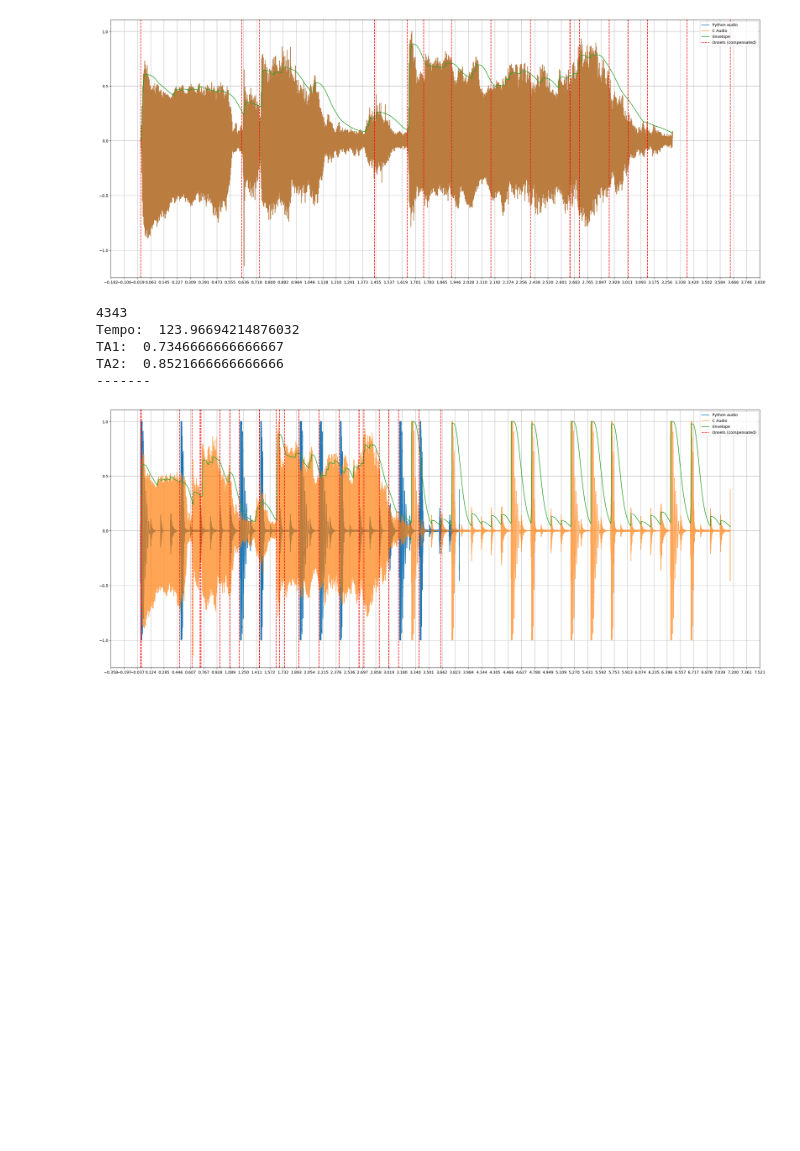
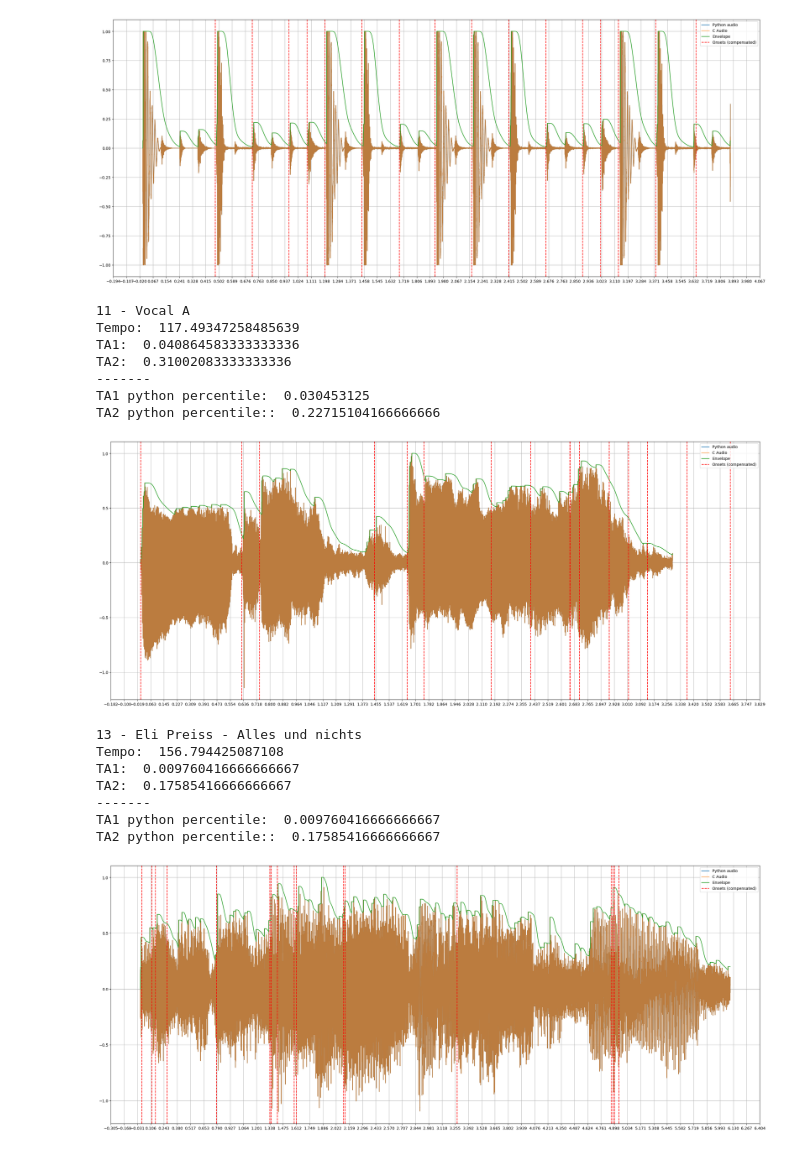
Before and after one commit to jake-is-ESD-protected/AI-TD, a Jupyter notebook: TauNet/AFinC.ipynb, the cells around one changed output. Cells and saved outputs as stored; diff of their text form; code cells hidden in the pictures; blank space fills up the shorter version.

Commit message:
adding peak hold and percentile schemes to improve analytical detection

```diff
--- a/TauNet/AFinC.ipynb
+++ b/TauNet/AFinC.ipynb
@@ -99,17 +106,27 @@ lib.__getEnvBuffer.restype = c_double
 lib.__getOnsetBuffer.argtypes = []
 lib.__getOnsetBuffer.restype = c_double
 
+lib.__getTA1Buffer.argtypes = []
+lib.__getTA1Buffer.restype = c_double
+
+lib.__getTA2Buffer.argtypes = []
+lib.__getTA2Buffer.restype = c_double
+
 lib.__resetIndexDebug.argtypes = []
 lib.__resetIndexDebug.restype = None
 
 
-target_device_audio_buffer = []
-envelope = []
-onsets = []
-lib.initAf()
+for song in audio_data_with_labels:
+    lib.__resetIndexDebug()
 
-for song in audio_data_with_labels:
+    target_device_audio_buffer = []
+    envelope = []
+    onsets = []
+    TA1Buffer = []
+    TA2Buffer = []
+    lib.initAf()
     lib.resetBuffer()
+
     print(song[1])
     for sample in song[0]:
         lib.AFInCAppend(sample)
@@ -121,13 +138,27 @@ for song in audio_data_with_labels:
     print("TA2: ", lib.afGetT2A() / sample_rate)
     print("-------")
 
-    lib.__resetIndexDebug()
     for sample in song[0]:
         target_device_audio_buffer.append(lib.__getAudioBuffer())
         envelope.append(lib.__getEnvBuffer())
 
     for onset in range(MAX_ONSETS):
-        onsets.append(lib.__getOnsetBuffer())
+        currentOnset = lib.__getOnsetBuffer()
+        if(currentOnset == 0):
+            break
+        currentTA1 = lib.__getTA1Buffer() / sample_rate
+        curretnTA2 = lib.__getTA2Buffer() / sample_rate
+        onsets.append(currentOnset)
+        TA1Buffer.append(currentTA1)
+        TA2Buffer.append(curretnTA2)
+        # print("-------")
+        #print(currentOnset / sample_rate)
+        #print(currentTA1)
+        # print(curretnTA2)
+        # print("-------")
+
+    print("TA1 python percentile: ", np.percentile(TA1Buffer, 75))
+    print("TA2 python percentile:: ", np.percentile(TA2Buffer, 75))
 
     plt.figure(figsize=(30, 12))
     ax = plt.gca()  # Get the current axes for customization
@@ -155,7 +188,17 @@ TA2:  1.0738645833333333
-[figure, old version]
+[figure, new version]
-4343
-Tempo:  123.96694214876032
-TA1:  0.7346666666666667
-TA2:  0.8521666666666666
+11 - Vocal A
+Tempo:  117.49347258485639
+TA1:  0.040864583333333336
+TA2:  0.31002083333333336
 -------
+TA1 python percentile:  0.030453125
+TA2 python percentile::  0.22715104166666666
-[figure, old version]
+[figure, new version]
+13 - Eli Preiss - Alles und nichts
+Tempo:  156.794425087108
+TA1:  0.009760416666666667
+TA2:  0.17585416666666667
+-------
+TA1 python percentile:  0.009760416666666667
+TA2 python percentile::  0.17585416666666667
+[figure, added]
```
Also changed, not shown: parts of 2 cells of this notebook, 12 other files.
